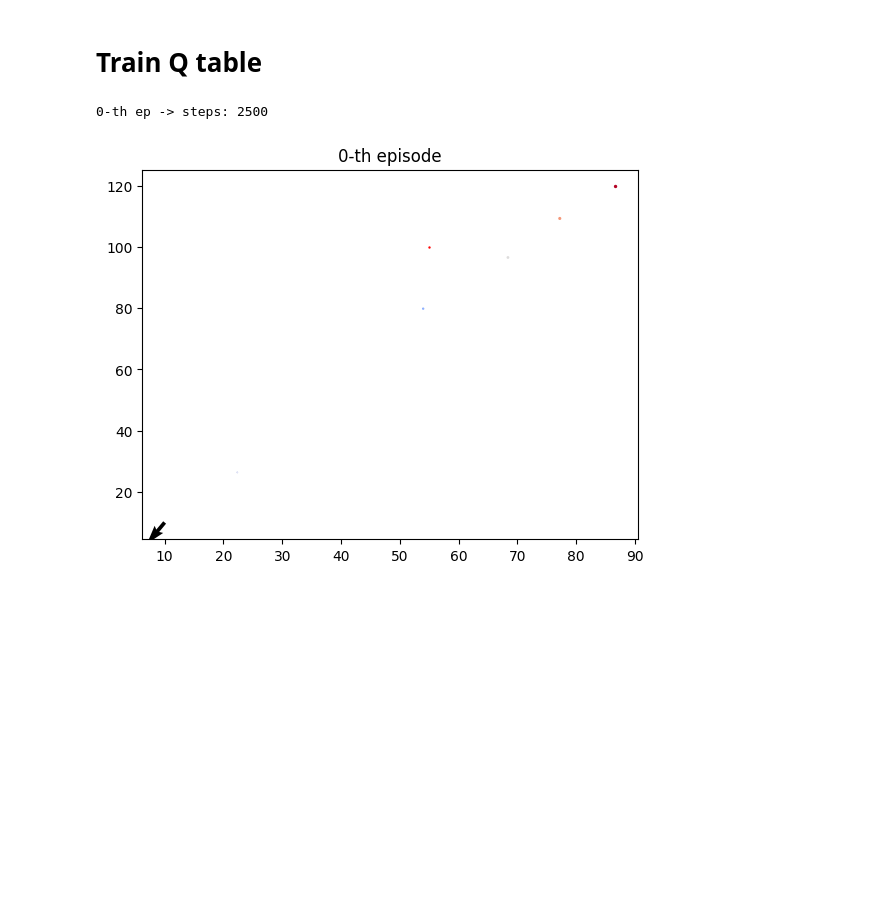
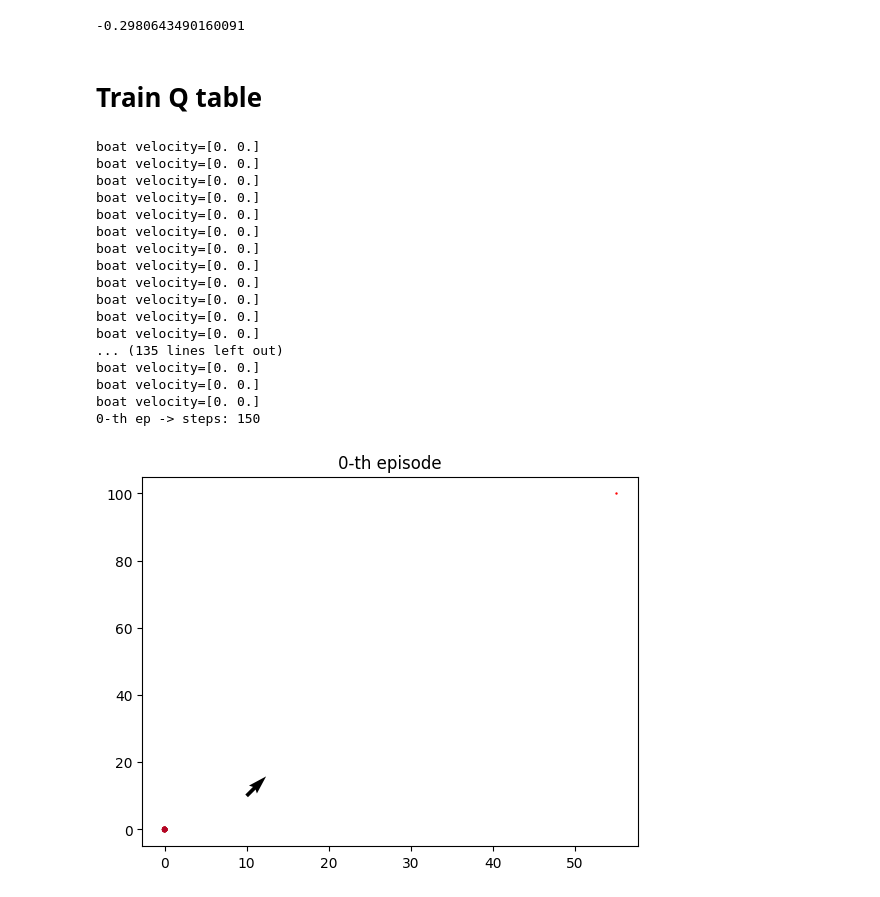
Before and after one commit to zen3gr/EAP_ROFOS, a Jupyter notebook: sail_only.ipynb, the cells around one changed output. Cells and saved outputs as stored; diff of their text form; code cells hidden in the pictures; blank space fills up the shorter version.

```diff
--- a/sail_only.ipynb
+++ b/sail_only.ipynb
@@ -13,7 +19,7 @@ def find_nearest(array, value):
     idx = (np.abs(array - value)).argmin()
     return array[idx]
 def render_ep (boat_plot, index=-1, tw_vec=0, target=False):
-    from matplotlib import pyplot as plt
+
     #true wind vector
     #plt.figure(figsize=(10, 6), dpi=200)
     #define plots
@@ -35,7 +41,7 @@ def render_ep (boat_plot, index=-1, tw_vec=0, target=False):
     boat_plot=np.split(boat_plot,len(boat_plot)/2)
     #boat_plot=np.split(boat_plot,len(boat_plot)/2)
     boat_plot=np.array(boat_plot)
-    boat_plot=boat_plot[::5]
+    #boat_plot=boat_plot[0::50]
     # Scatter plot
     #light blue -> darker blue
     target_plot=env.target_position
@@ -165,0 +159,4 @@ class SailBoatEnvironment:
+# %%
+env=SailBoatEnvironment()
+#pos, wind, _ = env.reset()
+env.reset()[1]
@@ -165,0 +165,4 @@ class SailBoatEnvironment:
+# %%
+
+action=env.sail_configs[2]
+env.step(action)
@@ -182,3 +198,6 @@ q_table = np.random.uniform(low=-2, high=0, size=(a,b,c))
 #np.argmax(q_table[state,0:15])
 #sail conf = 16:31th columns
 #np.argmax(q_table[state,16:32])
+# %%
+current_state=env.reset()
+current_state=current_state[1]
@@ -185,3 +225,7 @@ q_table = np.random.uniform(low=-2, high=0, size=(a,b,c))
+# %%
+q_table[current_state,3]
+# %% [output]
+-0.2980643490160091
 # %% [markdown]
 # Train Q table
 # %%
@@ -194,54 +238,72 @@ dones=np.zeros(EPISODES)
 for i in range(EPISODES):
     boat_plot=[]
     current_state=env.reset()
-    current_state=current_state[1], current_state[2]
-    tw_direction=np.append(tw_direction,current_state[0])
+    current_state=current_state[1]
+    tw_direction=np.append(tw_direction,current_state)
     done=False
     truncated=False
     while not done: # or not truncated:
-    #rudder_conf=env.rudder_configs[rudder_conf_index]
-    #rudder_conf
-        sail_conf_index=np.argmax(q_table[(current_state)][0:16])
-        rudder_conf_index=np.argmax(q_table[(current_state)][16:33])
+
+        #sail_conf_index=np.argmax(q_table[current_state])
+
         #print(f"{i} ep: sail index->{sail_conf_index}, rudder index->{rudder_conf_index}")
         #H np.argmax epistrefei index, oxi timh, opote pairnoume to index pou mas epistrefei
         #kai blepoume apo ta *_configs poia timh antistoixei se ayto to index
-        action=env.sail_configs[sail_conf_index],env.rudder_configs[rudder_conf_index]
+
+        #action=env.sail_configs[sail_conf_index]
+
+        action=env.sail_configs[0]
         boat_pos,  true_wind_index, target_angle_index, reward, done, truncated, step_num = env.step(action)
         if done==True:
             print(f"{i}-th ep -> Egina done sto {step_num}-th step.")
             dones[i]=1
             break
         if truncated==True:
             #print(f"{i}-th ep -> Egina truncated")
             break
-        new_state=true_wind_index, target_angle_index
+
         boat_plot=np.append(boat_plot,np.array(boat_pos))
 
         #Psaxnoume ta Q_max, ena gia to sail setting kai ena gia to rudder setting
         #Sto Q table exoume orisei aythaireta oti oi prwtes 16 columns [0:16] dhladh
         #antistoixoun sto sail setting
         #enw oi ypoloipes 16 columns [16:33] sto rudder config
-        Q_max_sail=np.max(q_table[(current_state)][0:16])
-        Q_max_rudder=np.max(q_table[(current_state)][16:33])
-        q_current_sail=q_table[current_state+(sail_conf_index,)]
-        q_current_rudder=q_table[current_state+(rudder_conf_index,)]
-        new_q_sail=(1-env.alpha)*q_current_sail+env.alpha*(reward+env.gamma*Q_max_sail)
-        new_q_rudder=(1-env.alpha)*q_current_rudder+env.alpha*(reward+env.gamma*Q_max_rudder)
-        q_table[current_state+(sail_conf_index,)]=new_q_sail
-        #15 h 16?
-        q_table[current_state+(16+rudder_conf_index,)]=new_q_rudder
-        current_state=new_state
+
+#         Q_max=np.max(q_table[(current_state)])
+
+#         q_current=q_table[current_state,sail_conf_index]
+
+#         new_q=(1-env.alpha)*q_current+env.alpha*(reward+env.gamma*Q_max)
+
+#         q_table[current_state,sail_conf_index]=new_q
+
+
 
     #print(i)
     boat_plot_all_ep.append(boat_plot)
     if i%800==0:
         print(f"{i}-th ep -> steps: {step_num}")
 
 #plot last episode
 #render_ep(boat_plot, EPISODES)
 vec=unit_vector(env.tw_possible_angles[int(tw_direction[i])])
 render_ep(boat_plot_all_ep[i],i, vec, True)
 # %% [output]
-0-th ep -> steps: 2500
+boat velocity=[0. 0.]
+boat velocity=[0. 0.]
+boat velocity=[0. 0.]
+boat velocity=[0. 0.]
+boat velocity=[0. 0.]
+boat velocity=[0. 0.]
+boat velocity=[0. 0.]
+boat velocity=[0. 0.]
+boat velocity=[0. 0.]
+boat velocity=[0. 0.]
+boat velocity=[0. 0.]
+boat velocity=[0. 0.]
+... (135 lines left out)
+boat velocity=[0. 0.]
+boat velocity=[0. 0.]
+boat velocity=[0. 0.]
+0-th ep -> steps: 150
-[figure, old version]
+[figure, new version]
```
Also changed, not shown: parts of 21 cells of this notebook.
